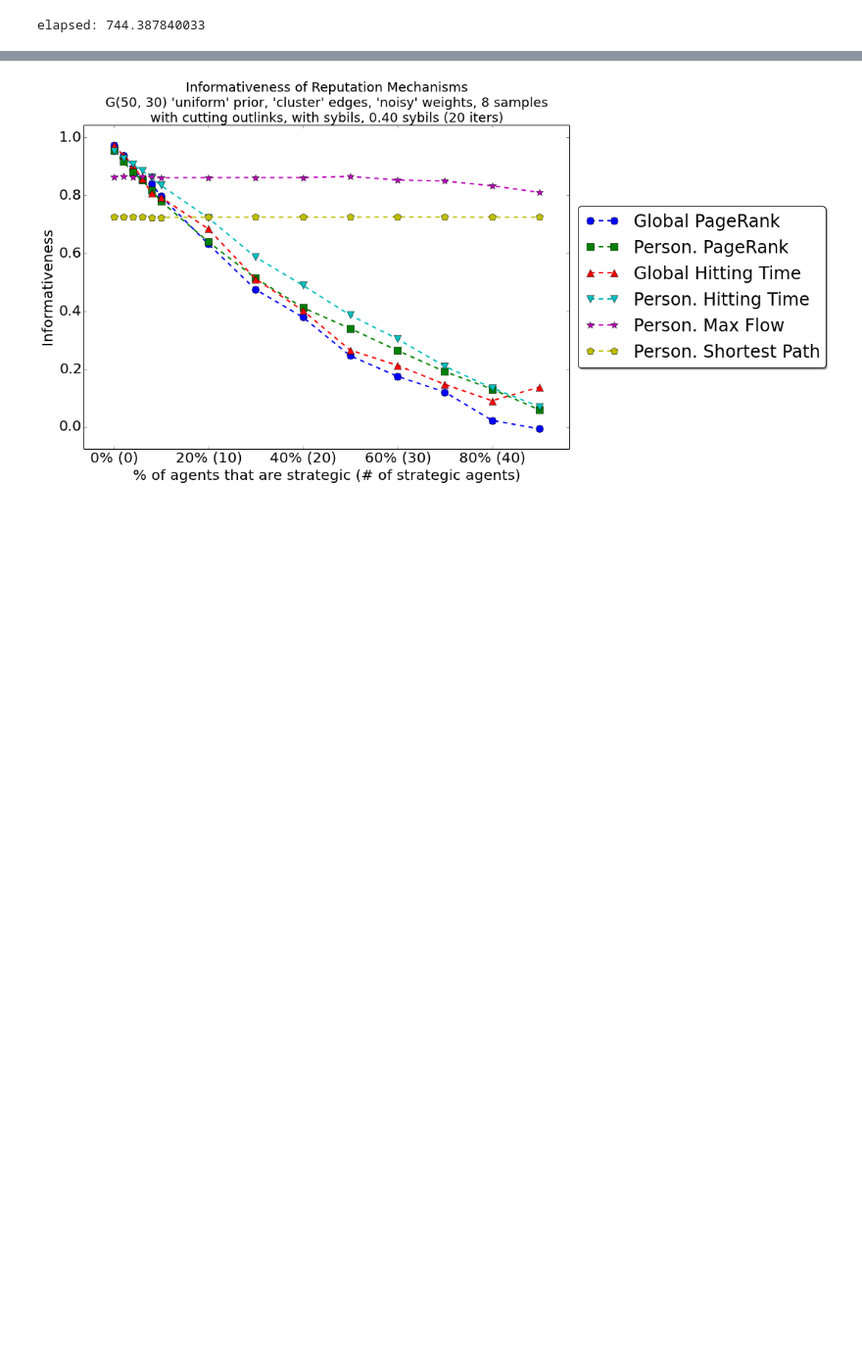
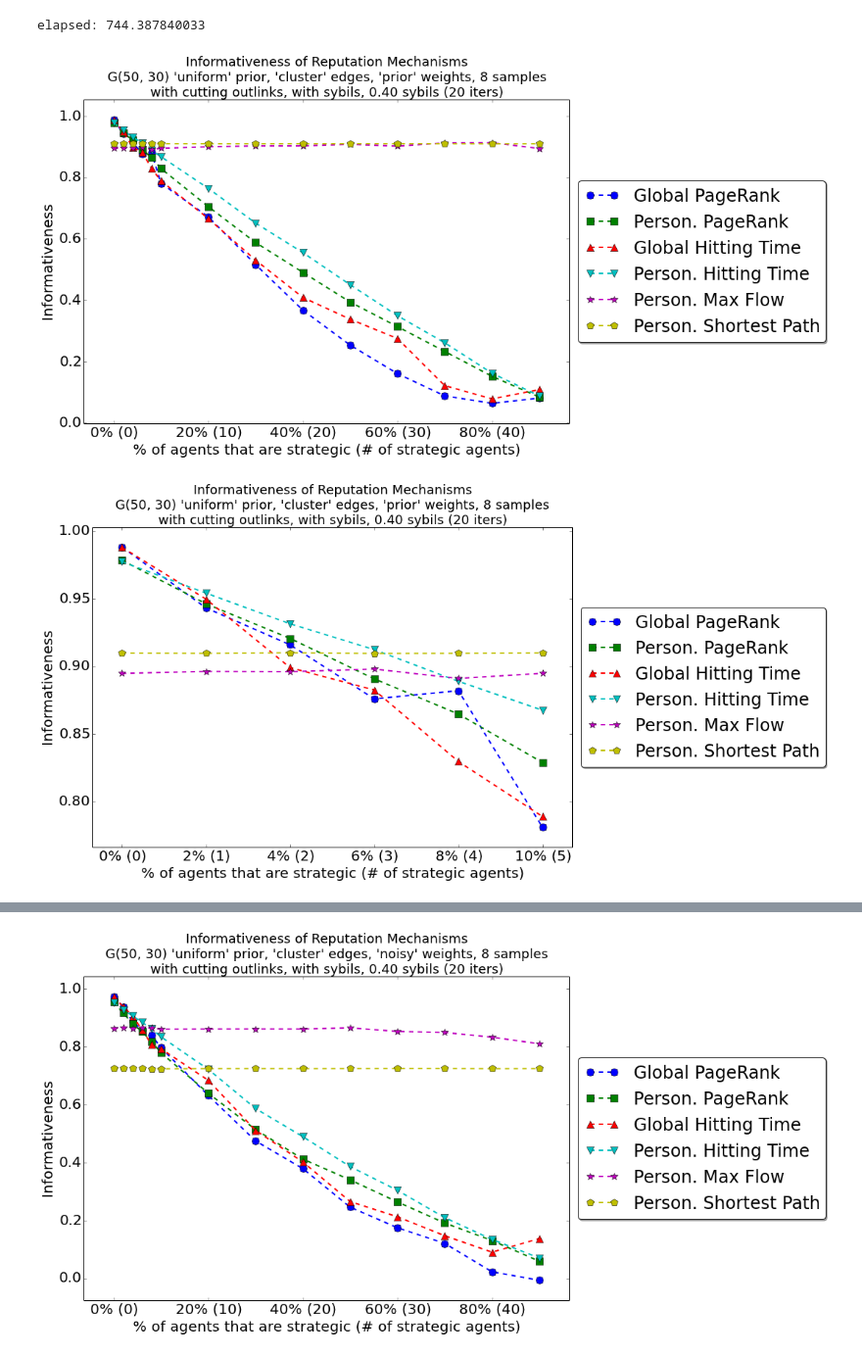
Before and after one commit to branliu0/transitive-trust-models, a Jupyter notebook: notebooks/2014-03-26 Info with Manipulations.ipynb, the cells around one changed output, grey strips where cells are left out. Shown at 98% size. Drawn from its saved outputs; the diff is of its cells as text; code cells hidden in the pictures; blank space fills up the shorter version.

```diff
--- a/notebooks/2014-03-26 Info with Manipulations.ipynb
+++ b/notebooks/2014-03-26 Info with Manipulations.ipynb
@@ -226,4 +226,7 @@ f3 = info_by_strategic_counts(strat_pcts, True, True, iters, sybil_pct=0.4, edge
 f4 = info_by_strategic_counts(strat_pcts, True, True, iters, sybil_pct=0.4, edge_strategy='cluster', edge_weight_strategy='prior')
 print "elapsed:", time.time() - start
 # %%
-plot_by_strategic_counts(**d3)
+plot_by_strategic_counts(**f4)
+# %% [output]
+[figure, added]
+[figure, added]
```
Also changed, not shown: parts of 1 cell of this notebook, 1 other file.
